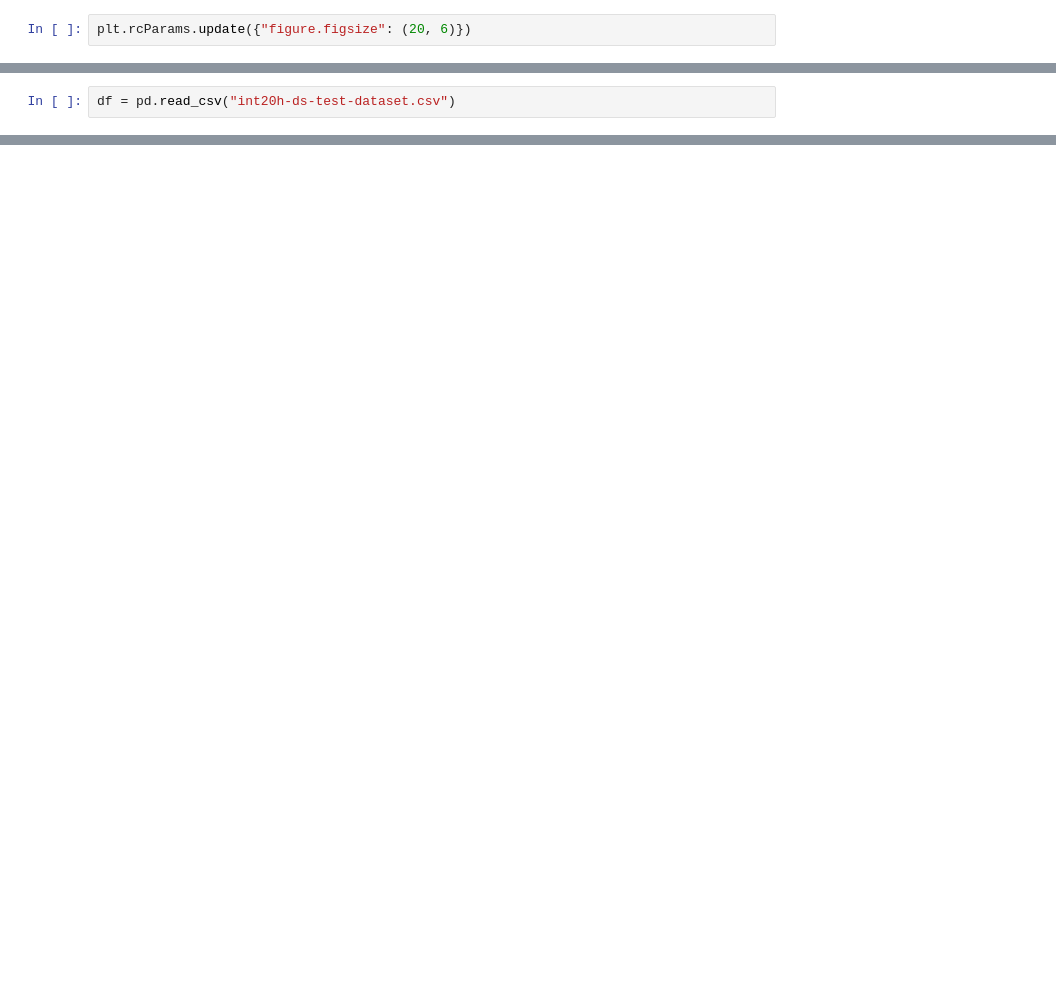
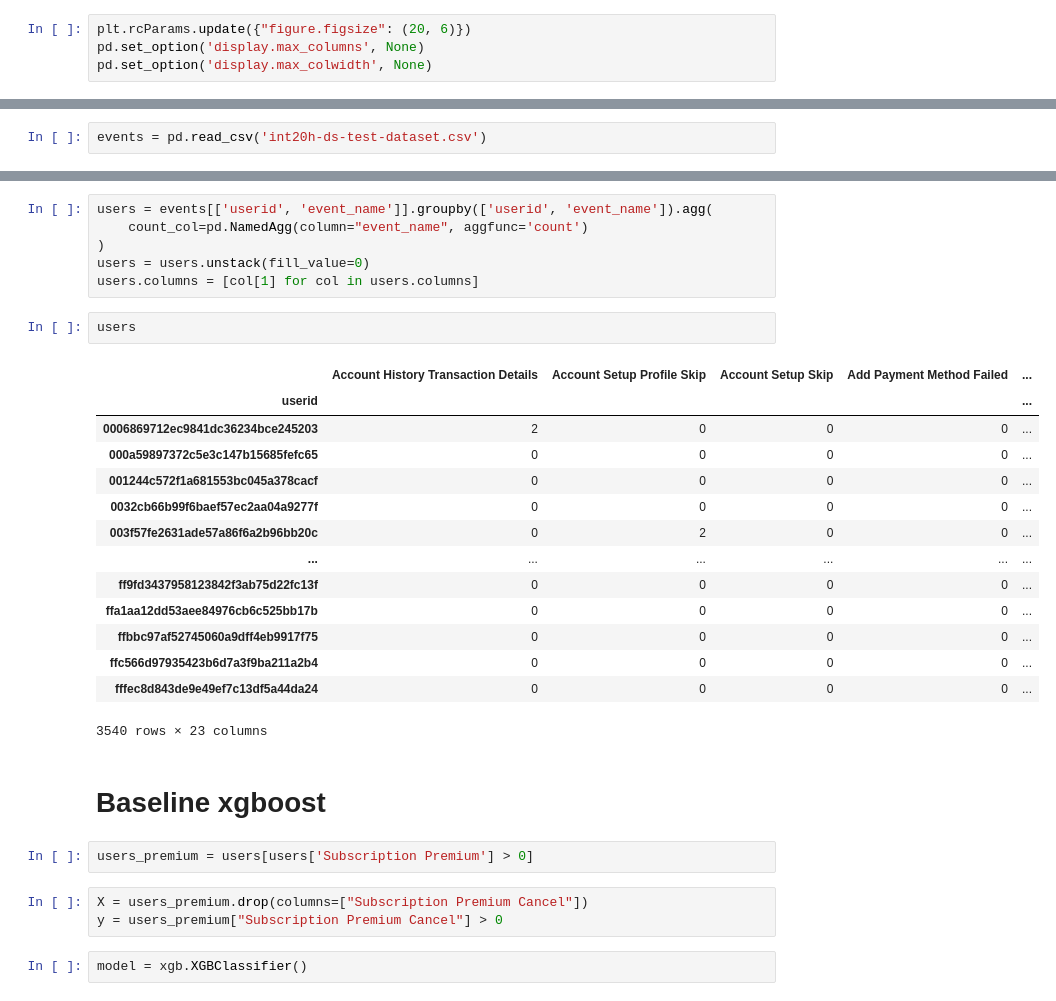
Before and after one commit to EvgeniyAzarov/IHT20H_hackathon_ds_test, a Jupyter notebook: test_task.ipynb, the cells around one changed output, grey strips where cells are left out. Saved outputs shown, nothing was run; the diff lists cells and outputs as text; blank space fills up the shorter version.

```diff
--- a/test_task.ipynb
+++ b/test_task.ipynb
@@ -8,2 +7,4 @@ import matplotlib.pyplot as plt
 # %%
 plt.rcParams.update({"figure.figsize": (20, 6)})
+pd.set_option('display.max_columns', None)
+pd.set_option('display.max_colwidth', None)
@@ -12,2 +13,2 @@ plt.rcParams.update({"figure.figsize": (20, 6)})
 # %%
-df = pd.read_csv("int20h-ds-test-dataset.csv")
+events = pd.read_csv('int20h-ds-test-dataset.csv')
@@ -105,0 +24,32 @@ df[df['userid'] == "627f50253b42607513a1c93bb68201ad"].groupby("event_name").cou
+# %%
+users = events[['userid', 'event_name']].groupby(['userid', 'event_name']).agg(
+    count_col=pd.NamedAgg(column="event_name", aggfunc='count')
+)
+users = users.unstack(fill_value=0)
+users.columns = [col[1] for col in users.columns]
+# %%
+users
+# %% [output]
+|  | Account History Transaction Details | Account Setup Profile Skip | Account Setup Skip | Add Payment Method Failed | ... |
+| userid |  |  |  |  | ... |
+| 0006869712ec9841dc36234bce245203 | 2 | 0 | 0 | 0 | ... |
+| 000a59897372c5e3c147b15685fefc65 | 0 | 0 | 0 | 0 | ... |
+| 001244c572f1a681553bc045a378cacf | 0 | 0 | 0 | 0 | ... |
+| 0032cb66b99f6baef57ec2aa04a9277f | 0 | 0 | 0 | 0 | ... |
+| 003f57fe2631ade57a86f6a2b96bb20c | 0 | 2 | 0 | 0 | ... |
+| ... | ... | ... | ... | ... | ... |
+| ff9fd3437958123842f3ab75d22fc13f | 0 | 0 | 0 | 0 | ... |
+| ffa1aa12dd53aee84976cb6c525bb17b | 0 | 0 | 0 | 0 | ... |
+| ffbbc97af52745060a9dff4eb9917f75 | 0 | 0 | 0 | 0 | ... |
+| ffc566d97935423b6d7a3f9ba211a2b4 | 0 | 0 | 0 | 0 | ... |
+| fffec8d843de9e49ef7c13df5a44da24 | 0 | 0 | 0 | 0 | ... |
+3540 rows × 23 columns
+# %% [markdown]
+# Baseline xgboost
+# %%
+users_premium = users[users['Subscription Premium'] > 0]
+# %%
+X = users_premium.drop(columns=["Subscription Premium Cancel"])
+y = users_premium["Subscription Premium Cancel"] > 0
+# %%
+model = xgb.XGBClassifier()
```
Also changed, not shown: parts of 14 cells of this notebook.
